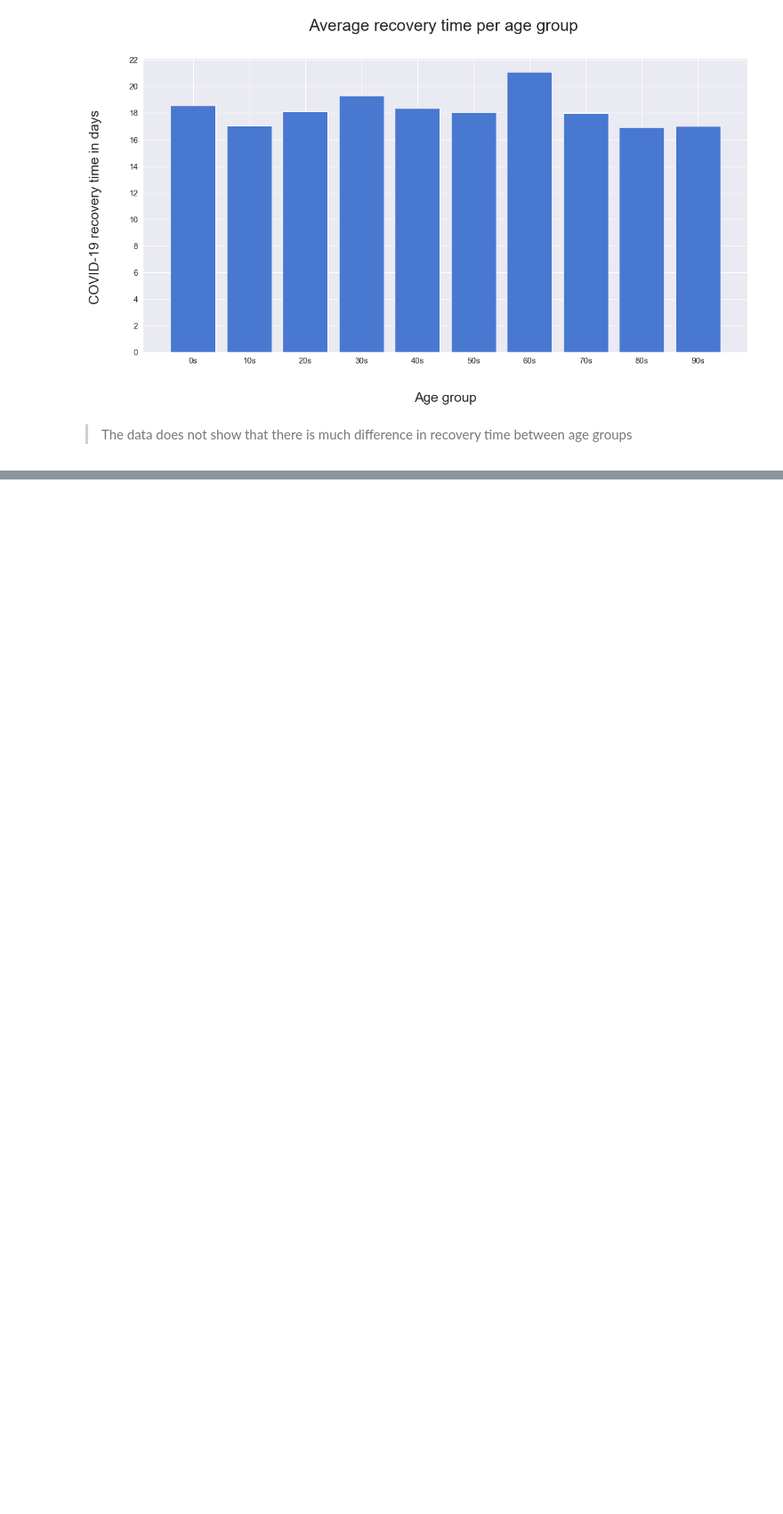
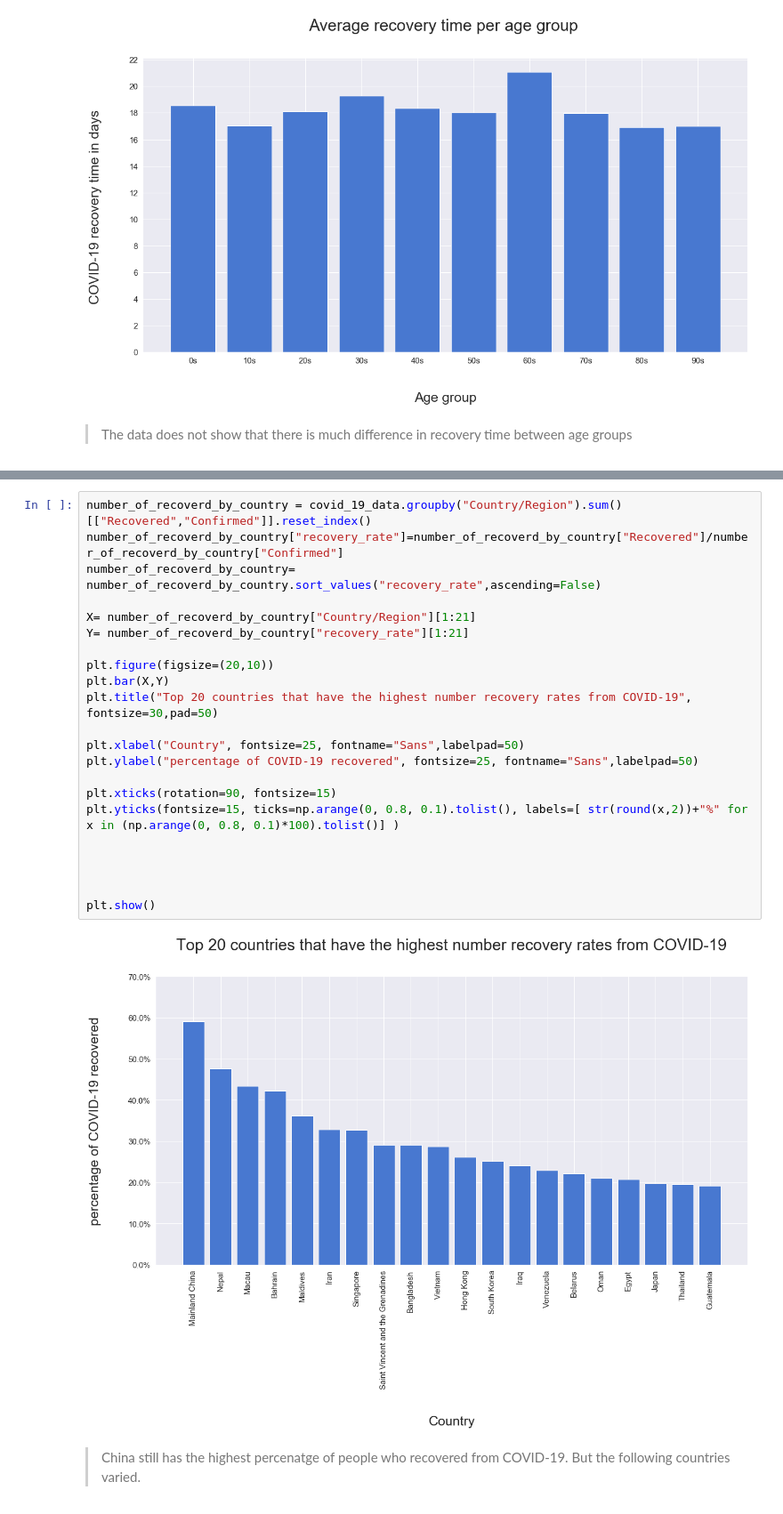
Before and after one commit to abdullahtarek/Coronavirus_insights, a Jupyter notebook: Corona_virus_insights.ipynb, the cells around one changed output, grey strips where cells are left out. Shown at 89% size. Cells and saved outputs as stored; diff of their text form; blank space fills up the shorter version.

```diff
--- a/Corona_virus_insights.ipynb
+++ b/Corona_virus_insights.ipynb
@@ -362,0 +505,26 @@ plt.show()
+# %%
+number_of_recoverd_by_country = covid_19_data.groupby("Country/Region").sum()[["Recovered","Confirmed"]].reset_index()
+number_of_recoverd_by_country["recovery_rate"]=number_of_recoverd_by_country["Recovered"]/number_of_recoverd_by_country["Confirmed"]
+number_of_recoverd_by_country= number_of_recoverd_by_country.sort_values("recovery_rate",ascending=False)
+
+X= number_of_recoverd_by_country["Country/Region"][1:21]
+Y= number_of_recoverd_by_country["recovery_rate"][1:21]
+
+plt.figure(figsize=(20,10))
+plt.bar(X,Y)
+plt.title("Top 20 countries that have the highest number recovery rates from COVID-19", fontsize=30,pad=50)
+
+plt.xlabel("Country", fontsize=25, fontname="Sans",labelpad=50)
+plt.ylabel("percentage of COVID-19 recovered", fontsize=25, fontname="Sans",labelpad=50)
+
+plt.xticks(rotation=90, fontsize=15)
+plt.yticks(fontsize=15, ticks=np.arange(0, 0.8, 0.1).tolist(), labels=[ str(round(x,2))+"%" for x in (np.arange(0, 0.8, 0.1)*100).tolist()] )
+
+
+
+
+plt.show()
+# %% [output]
+[figure, added]
+# %% [markdown]
+> China still has the highest percenatge of people who recovered from COVID-19. But the following countries varied.
```
Also changed, not shown: parts of 52 cells of this notebook.
